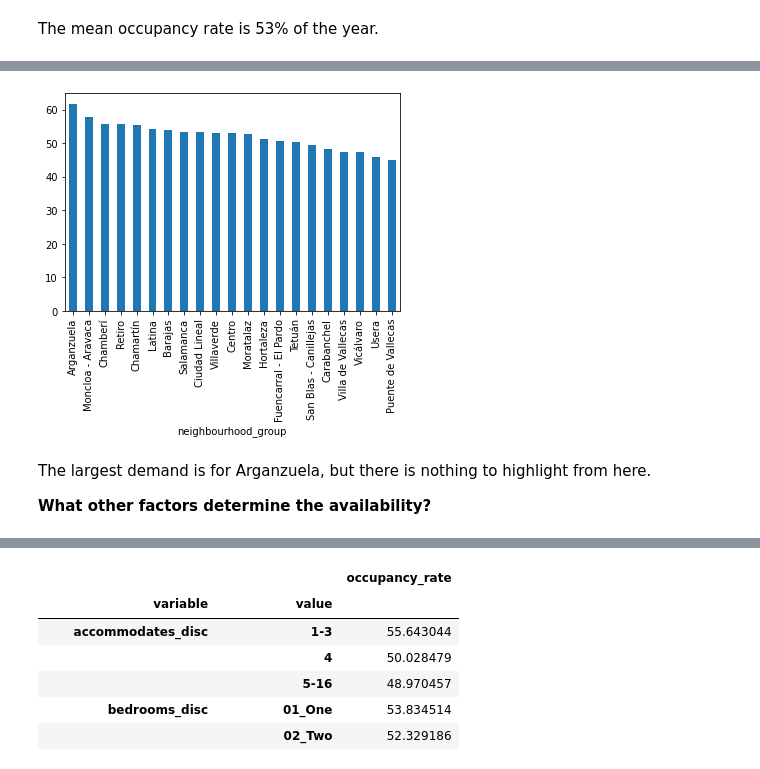
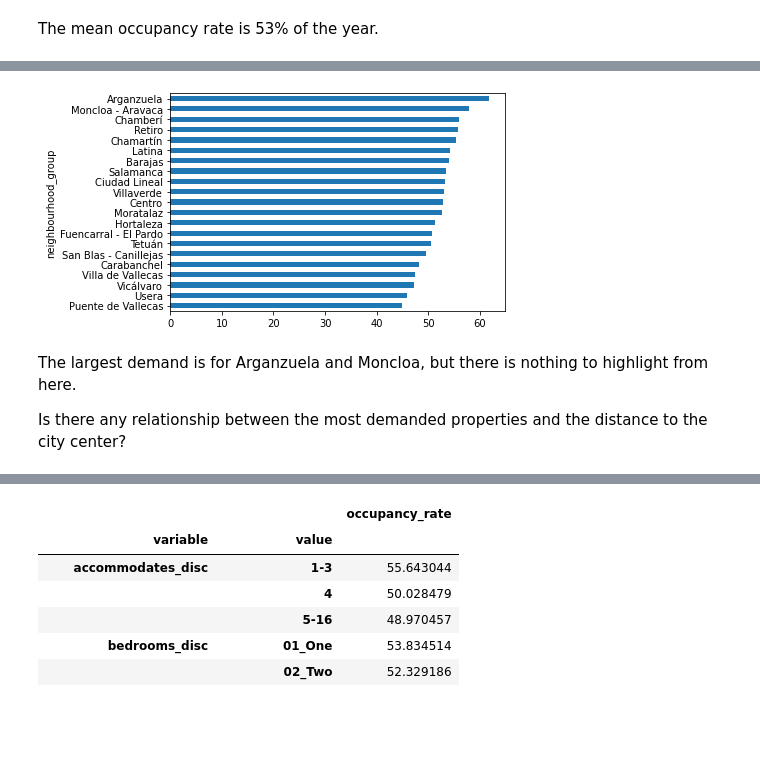
Before and after one commit to luis-cj/data-science-retail-market-madrid, a Jupyter notebook: retail_market_madrid_part_4.ipynb, the cells around one changed output, grey strips where cells are left out. Cells and saved outputs as stored; diff of their text form; code cells hidden in the pictures; blank space fills up the shorter version.

```diff
--- a/retail_market_madrid_part_4.ipynb
+++ b/retail_market_madrid_part_4.ipynb
@@ -445,10 +445,10 @@ Usera                    45.842900
 Puente de Vallecas       44.934132
 Name: occupancy_rate, dtype: float64
 # %%
-df.groupby("neighbourhood_group")["occupancy_rate"].mean().sort_values(ascending=False).plot(kind="bar");
+df.groupby("neighbourhood_group")["occupancy_rate"].mean().sort_values(ascending=True).plot(kind="barh");
 # %% [output]
-[figure, old version]
+[figure, new version]
 # %% [markdown]
-The largest demand is for Arganzuela, but there is nothing to highlight from here.
+The largest demand is for Arganzuela and Moncloa, but there is nothing to highlight from here.
 
-**What other factors determine the availability?**
+Is there any relationship between the most demanded properties and the distance to the city center?
```
Also changed, not shown: parts of 16 cells of this notebook.
